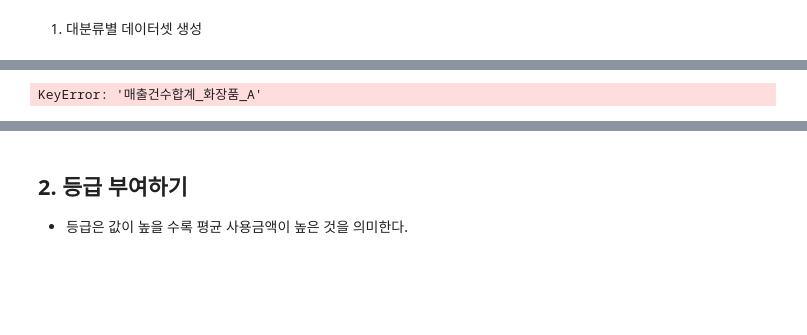
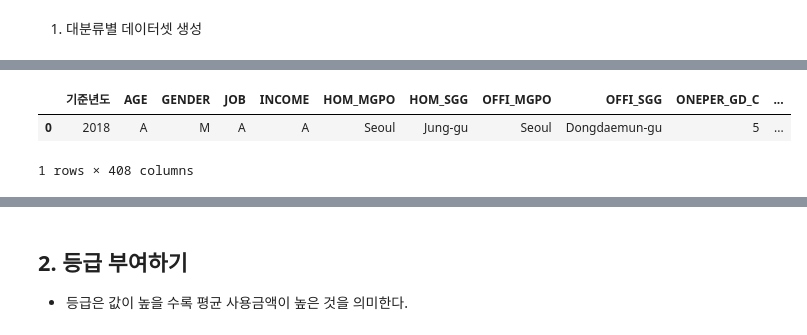
Before and after one commit to youna1008/financial_2023_contest, a Jupyter notebook: 금보원_데이터챌린지.ipynb, the cells around one changed output, grey strips where cells are left out. Cells and saved outputs as stored; diff of their text form; code cells hidden in the pictures; blank space fills up the shorter version.

```diff
--- a/금보원_데이터챌린지.ipynb
+++ b/금보원_데이터챌린지.ipynb
@@ -150,37 +137,6 @@ df.loc[:,'총_평균금액_합'] = df['총사용금액_합']/df['총사용건수
-# %%
-for big in class_dic.keys():
-    df.loc[:,big+'_총사용건수_합']=0
-    for a in alpha:
-        df.loc[:,big+'_총사용건수_합'] += df["매출건수합계_"+big+"_"+a].values
-
-    for mid in class_dic[big].keys():
-        df.loc[:,mid+'_총사용건수_합']=0
-        for a in alpha:
-            df.loc[:,mid+'_총사용건수_합'] += df["매출건수합계_"+mid+"_"+a].values
-
-        for small in class_dic[big][mid].keys():
-            df.loc[:,small+'_총사용건수_합']=0
-            for a in alpha:
-                df.loc[:,small+'_총사용건수_합'] += df["매출건수합계_"+small+"_"+a].values
-# for i in big_list:
-#     df.loc[:,i+'_총사용금액_합']=0
-#     for j in alpha:
-#         df.loc[:,i+'_총사용금액_합'] += df["매출금액합계_"+i+"_"+j].values
-
-# for i in big_list:
-#     df.loc[:,i+'_평균사용금액']= df[i+'_총사용금액_합']/df[i+'_총사용건수_합']
-# %% [output]
-KeyError: '매출건수합계_화장품_A'
-# %%
-for i in big_list:
-    df.loc[:,i+'_총사용건수_합']=0
-    for j in alpha:
-        df.loc[:,i+'_총사용건수_합'] += df["매출건수합계_"+i+"_"+j].values
-# %%
-for i in big_list:
-    df.loc[:,i+'_총사용금액_합']=0
-    for j in alpha:
-        df.loc[:,i+'_총사용금액_합'] += df["매출금액합계_"+i+"_"+j].values
-# %%
-for i in big_list:
-    df.loc[:,i+'_평균사용금액']= df[i+'_총사용금액_합']/df[i+'_총사용건수_합']
+# %%
+df.head(1)
+# %% [output]
+|  | 기준년도 | AGE | GENDER | JOB | INCOME | HOM_MGPO | HOM_SGG | OFFI_MGPO | OFFI_SGG | ONEPER_GD_C | ... |
+| 0 | 2018 | A | M | A | A | Seoul | Jung-gu | Seoul | Dongdaemun-gu | 5 | ... |
+1 rows × 408 columns
```
Also changed, not shown: parts of 68 cells of this notebook, 1 other file.
